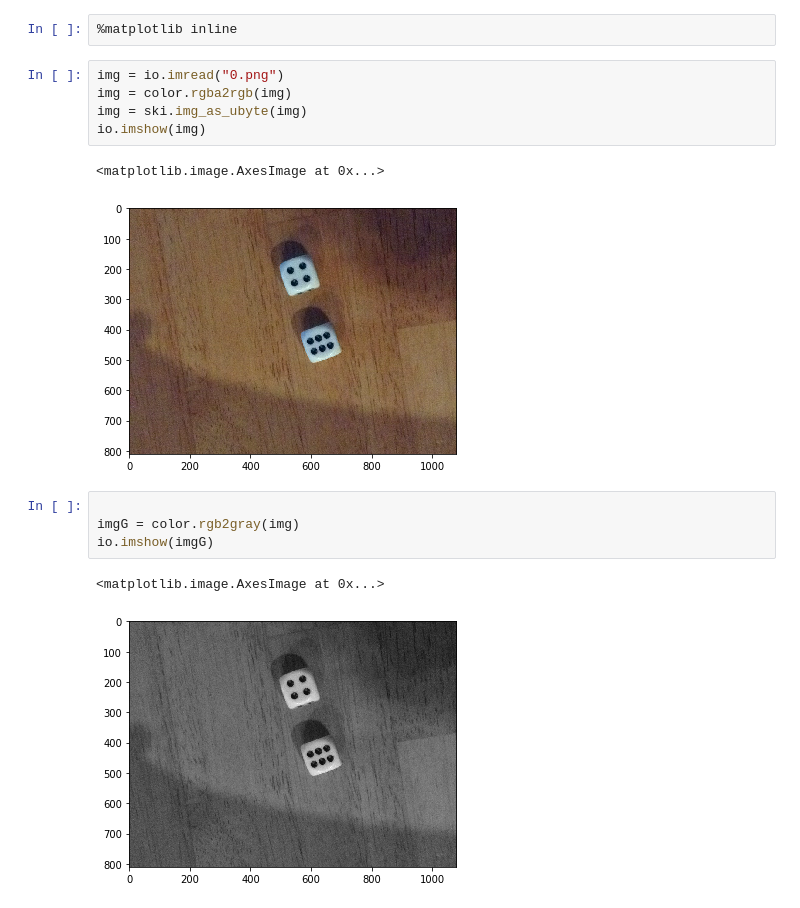
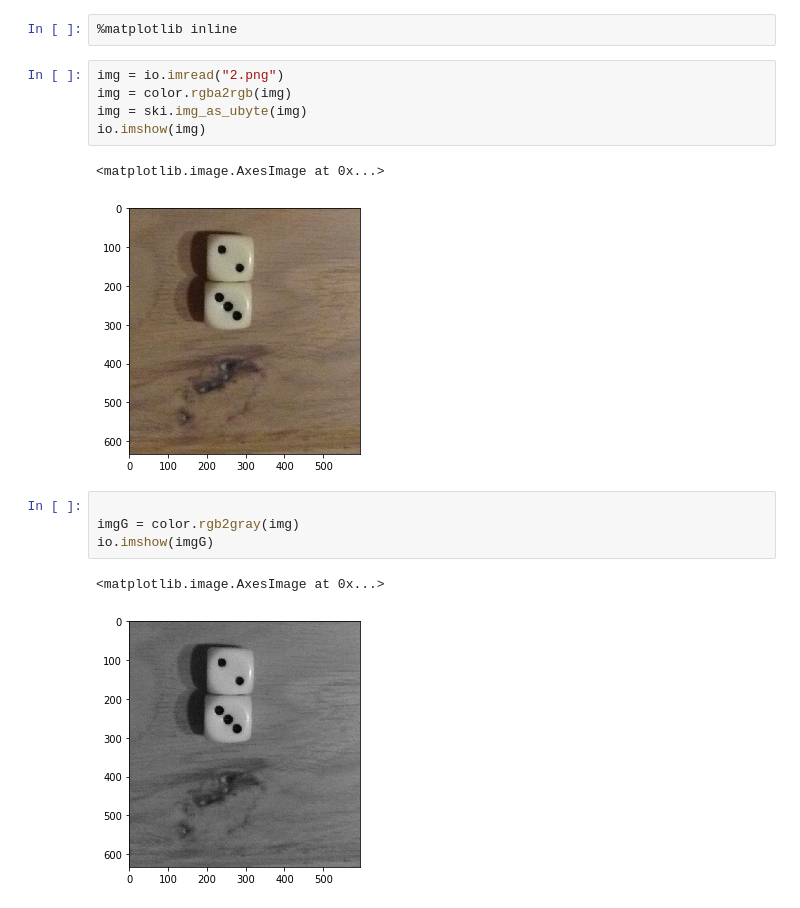
Before and after one commit to Grecjanin/DiceReader, a Jupyter notebook: DiceReader.ipynb, the cells around one changed output. Saved outputs shown, nothing was run; the diff lists cells and outputs as text.

```diff
--- a/DiceReader.ipynb
+++ b/DiceReader.ipynb
@@ -7,17 +7,17 @@ import cv2
 # %%
 %matplotlib inline
 # %%
-img = io.imread("0.png")
+img = io.imread("2.png")
 img = color.rgba2rgb(img)
 img = ski.img_as_ubyte(img)
 io.imshow(img)
 # %% [output]
 <matplotlib.image.AxesImage at 0x...>
-[figure, old version]
+[figure, new version]
 # %%
 
 imgG = color.rgb2gray(img)
 io.imshow(imgG)
 # %% [output]
 <matplotlib.image.AxesImage at 0x...>
-[figure, old version]
+[figure, new version]
```
Also changed, not shown: parts of 5 cells of this notebook.
